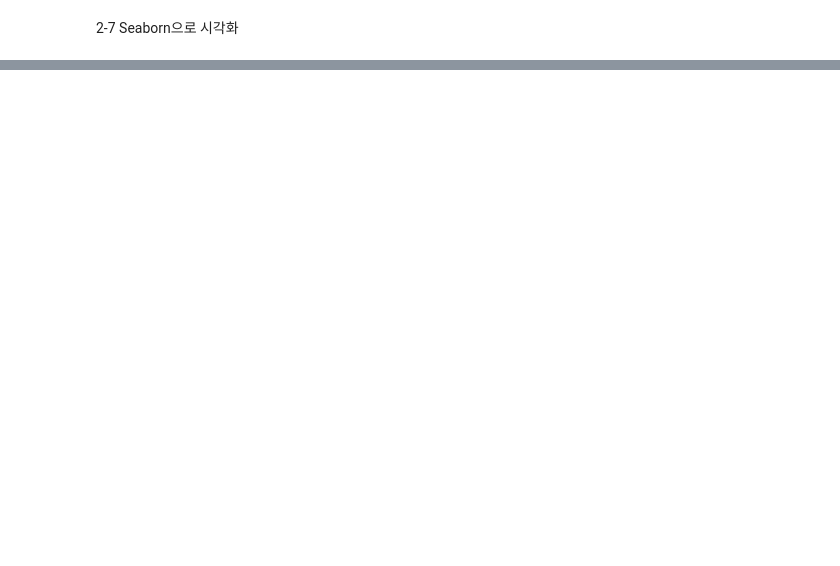
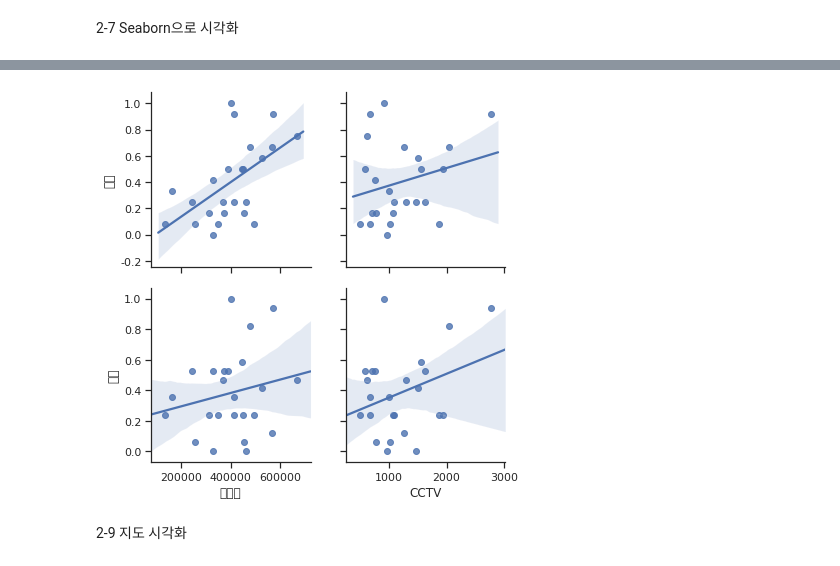
Before and after one commit to mike2ox/databreak-python-basic, a Jupyter notebook: data_science_by_python_02.ipynb, the cells around one changed output, grey strips where cells are left out. Drawn from its saved outputs; the diff is of its cells as text; code cells hidden in the pictures; blank space fills up the shorter version.

Commit message:
Fix hangul font problem
- (continue p.112) import pandas

```diff
--- a/data_science_by_python_02.ipynb
+++ b/data_science_by_python_02.ipynb
@@ -362,0 +408,3 @@ plt.show()
+# %%
+sns.set(style="ticks")
+iris = sns.load_dataset("iris")
@@ -362,0 +418,12 @@ plt.show()
+# %%
+# 한글 폰트 해결
+import platform
+import matplotlib as plt
+from matplotlib import font_manager, rc
+
+plt.rcParams['axes.unicode_minus'] = False
+
+# colab 환경이니 경로 설정 주의
+path = '/usr/share/fonts/truetype/nanum/NanumGothicBold.ttf'
+font_name = font_manager.FontProperties(fname=path, size=9).get_name()
+rc('font', family="NanumGothicBold")
@@ -362,0 +460,5 @@ plt.show()
+# %%
+sns.pairplot(crime_anal_norm, x_vars=['인구수','CCTV'], y_vars=['살인','강도'], kind='reg',size=3)
+plt.show()
+# %% [output]
+[figure, added]
@@ -362,0 +467,2 @@ plt.show()
+# %% [markdown]
+2-9 지도 시각화
```
Also changed, not shown: parts of 19 cells of this notebook.
